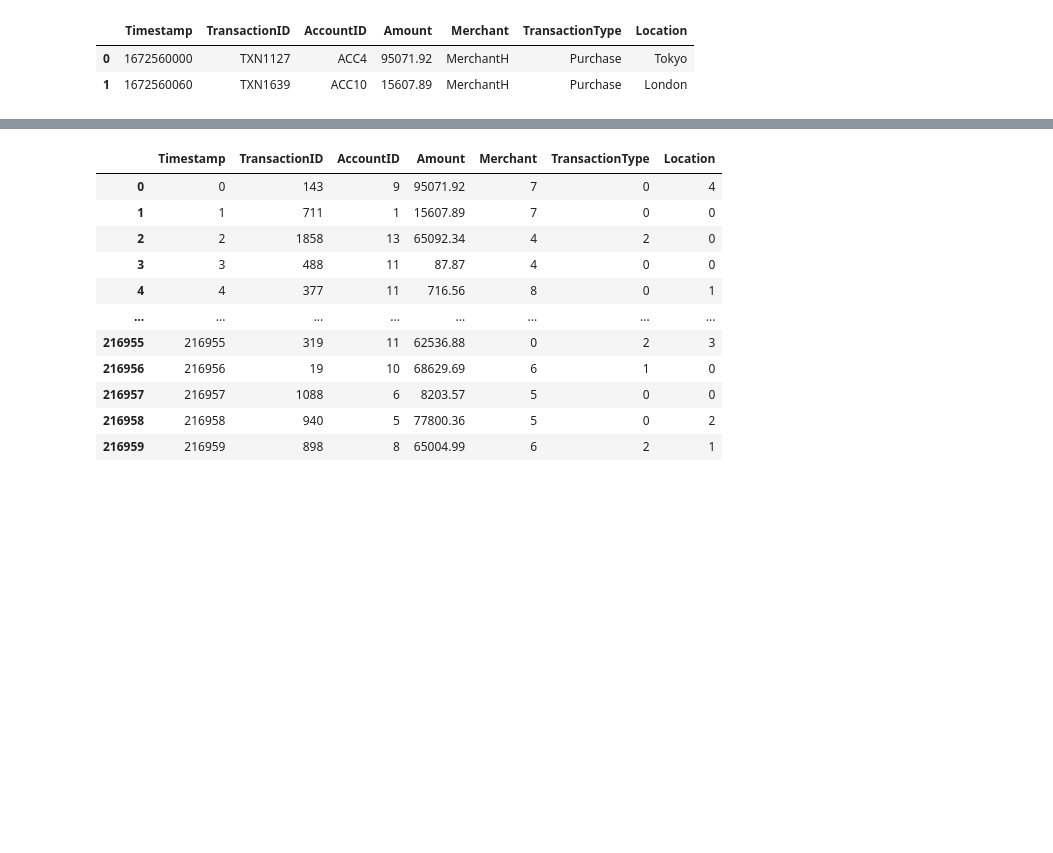
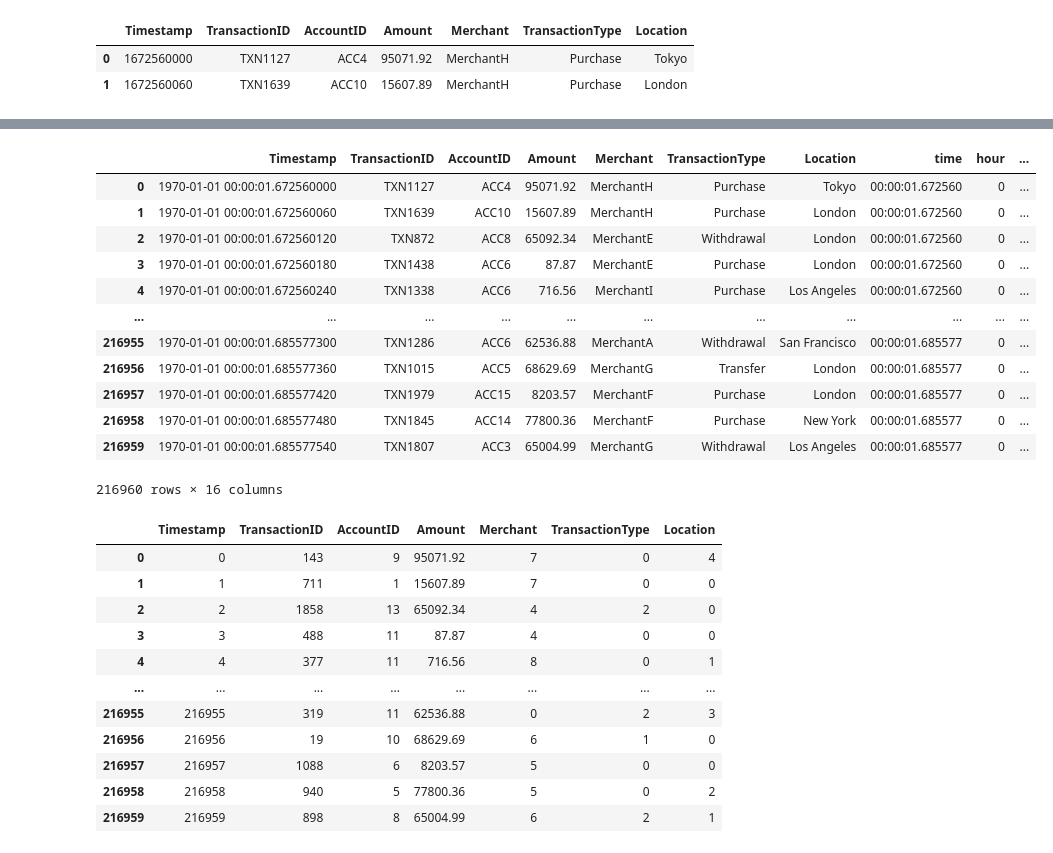
Before and after one commit to k26rahul/ML-Projects-March-2024, a Jupyter notebook: Financial-Anomaly-Data/Financial-Anomaly-Data.ipynb, the cells around one changed output, grey strips where cells are left out. Drawn from its saved outputs; the diff is of its cells as text; code cells hidden in the pictures; blank space fills up the shorter version.

```diff
--- a/Financial-Anomaly-Data/Financial-Anomaly-Data.ipynb
+++ b/Financial-Anomaly-Data/Financial-Anomaly-Data.ipynb
@@ -404,3 +419,14 @@ df.head(2)
 |  | Timestamp | TransactionID | AccountID | Amount | Merchant | TransactionType | Location |
 | 0 | 1672560000 | TXN1127 | ACC4 | 95071.92 | MerchantH | Purchase | Tokyo |
 | 1 | 1672560060 | TXN1639 | ACC10 | 15607.89 | MerchantH | Purchase | London |
+# %%
+df['Timestamp'] = pd.to_datetime(df['Timestamp'])
+df['time'] = df['Timestamp'].dt.time
+df['hour'] = df['Timestamp'].dt.hour
+df['minute'] = df['Timestamp'].dt.minute
+df['sec'] = df['Timestamp'].dt.second
+df['year'] = df['Timestamp'].dt.year
+df['month'] = df['Timestamp'].dt.month
+df['month_name'] = df['Timestamp'].dt.month_name()
+df['day'] = df['Timestamp'].dt.day
+df['days_of_week'] = df['Timestamp'].dt.day_name()
@@ -407,3 +451,19 @@ df.head(2)
+# %%
+df
+# %% [output]
+|  | Timestamp | TransactionID | AccountID | Amount | Merchant | TransactionType | Location | time | hour | ... |
+| 0 | 1970-01-01 00:00:01.672560000 | TXN1127 | ACC4 | 95071.92 | MerchantH | Purchase | Tokyo | 00:00:01.672560 | 0 | ... |
+| 1 | 1970-01-01 00:00:01.672560060 | TXN1639 | ACC10 | 15607.89 | MerchantH | Purchase | London | 00:00:01.672560 | 0 | ... |
+| 2 | 1970-01-01 00:00:01.672560120 | TXN872 | ACC8 | 65092.34 | MerchantE | Withdrawal | London | 00:00:01.672560 | 0 | ... |
+| 3 | 1970-01-01 00:00:01.672560180 | TXN1438 | ACC6 | 87.87 | MerchantE | Purchase | London | 00:00:01.672560 | 0 | ... |
+| 4 | 1970-01-01 00:00:01.672560240 | TXN1338 | ACC6 | 716.56 | MerchantI | Purchase | Los Angeles | 00:00:01.672560 | 0 | ... |
+| ... | ... | ... | ... | ... | ... | ... | ... | ... | ... | ... |
+| 216955 | 1970-01-01 00:00:01.685577300 | TXN1286 | ACC6 | 62536.88 | MerchantA | Withdrawal | San Francisco | 00:00:01.685577 | 0 | ... |
+| 216956 | 1970-01-01 00:00:01.685577360 | TXN1015 | ACC5 | 68629.69 | MerchantG | Transfer | London | 00:00:01.685577 | 0 | ... |
+| 216957 | 1970-01-01 00:00:01.685577420 | TXN1979 | ACC15 | 8203.57 | MerchantF | Purchase | London | 00:00:01.685577 | 0 | ... |
+| 216958 | 1970-01-01 00:00:01.685577480 | TXN1845 | ACC14 | 77800.36 | MerchantF | Purchase | New York | 00:00:01.685577 | 0 | ... |
+| 216959 | 1970-01-01 00:00:01.685577540 | TXN1807 | ACC3 | 65004.99 | MerchantG | Withdrawal | Los Angeles | 00:00:01.685577 | 0 | ... |
+216960 rows × 16 columns
 # %%
 label_encoder = LabelEncoder()
 
```
Also changed, not shown: parts of 6 cells of this notebook.
